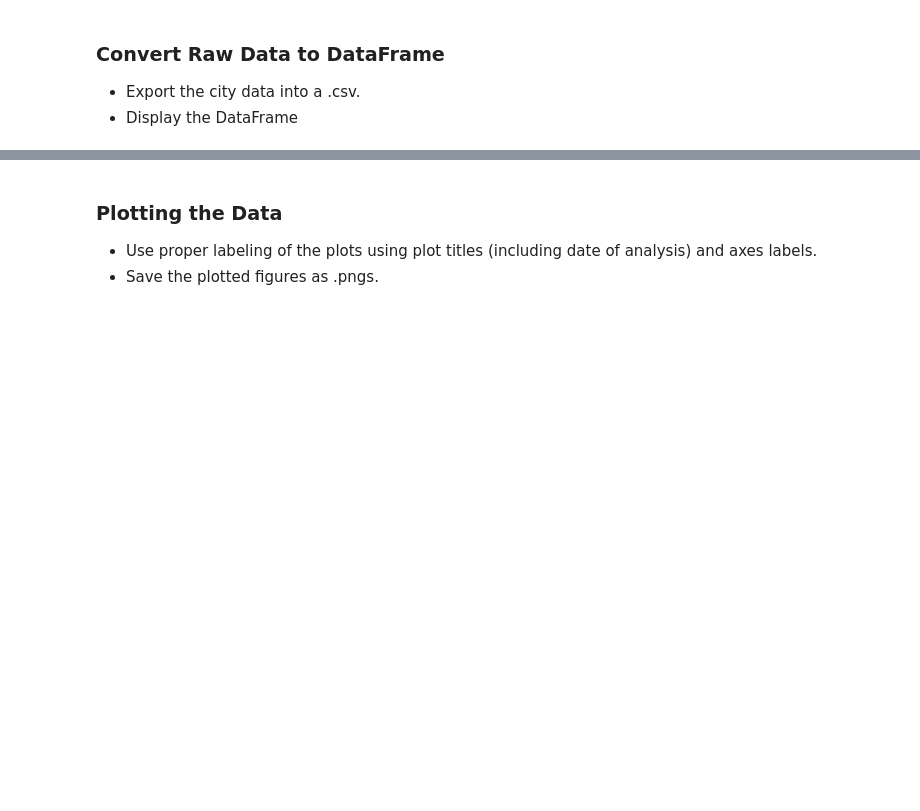
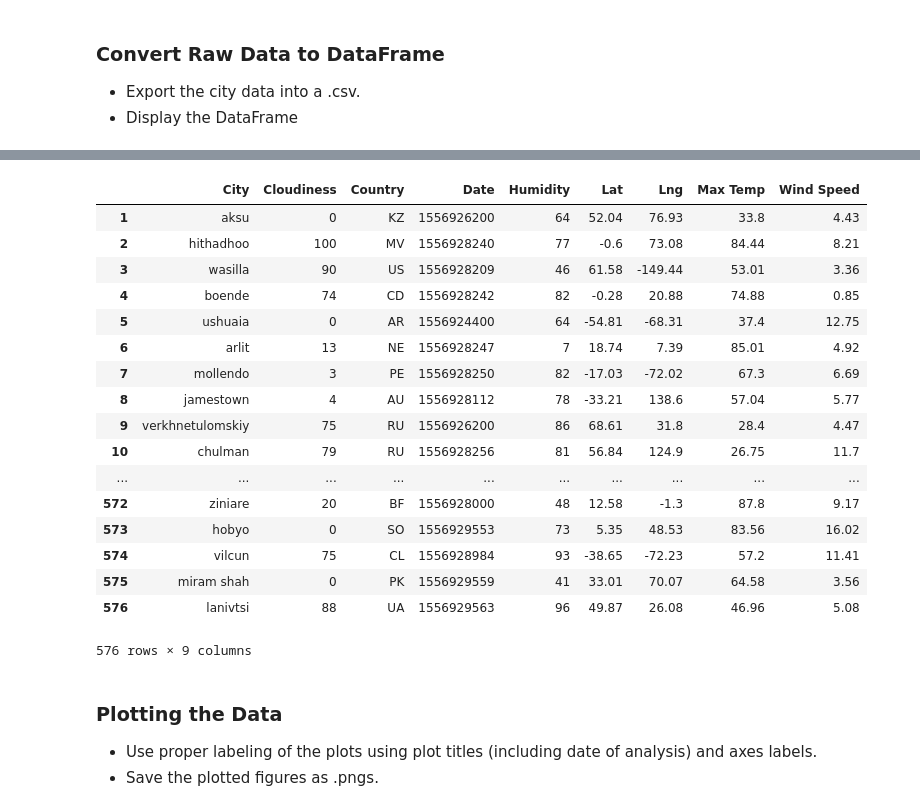
Before and after one commit to BryantSmith91/HW_06_APIs, a Jupyter notebook: WeatherPy.ipynb, the cells around one changed output, grey strips where cells are left out. Drawn from its saved outputs; the diff is of its cells as text; code cells hidden in the pictures; blank space fills up the shorter version.

```diff
--- a/WeatherPy.ipynb
+++ b/WeatherPy.ipynb
@@ -142,5 +143,26 @@ weatherdata.head()
 # %%
 weatherdata.to_csv(output_data_file)
+# %%
+weatherdata
+# %% [output]
+|  | City | Cloudiness | Country | Date | Humidity | Lat | Lng | Max Temp | Wind Speed |
+| 1 | aksu | 0 | KZ | 1556926200 | 64 | 52.04 | 76.93 | 33.8 | 4.43 |
+| 2 | hithadhoo | 100 | MV | 1556928240 | 77 | -0.6 | 73.08 | 84.44 | 8.21 |
+| 3 | wasilla | 90 | US | 1556928209 | 46 | 61.58 | -149.44 | 53.01 | 3.36 |
+| 4 | boende | 74 | CD | 1556928242 | 82 | -0.28 | 20.88 | 74.88 | 0.85 |
+| 5 | ushuaia | 0 | AR | 1556924400 | 64 | -54.81 | -68.31 | 37.4 | 12.75 |
+| 6 | arlit | 13 | NE | 1556928247 | 7 | 18.74 | 7.39 | 85.01 | 4.92 |
+| 7 | mollendo | 3 | PE | 1556928250 | 82 | -17.03 | -72.02 | 67.3 | 6.69 |
+| 8 | jamestown | 4 | AU | 1556928112 | 78 | -33.21 | 138.6 | 57.04 | 5.77 |
+| 9 | verkhnetulomskiy | 75 | RU | 1556926200 | 86 | 68.61 | 31.8 | 28.4 | 4.47 |
+| 10 | chulman | 79 | RU | 1556928256 | 81 | 56.84 | 124.9 | 26.75 | 11.7 |
+| ... | ... | ... | ... | ... | ... | ... | ... | ... | ... |
+| 572 | ziniare | 20 | BF | 1556928000 | 48 | 12.58 | -1.3 | 87.8 | 9.17 |
+| 573 | hobyo | 0 | SO | 1556929553 | 73 | 5.35 | 48.53 | 83.56 | 16.02 |
+| 574 | vilcun | 75 | CL | 1556928984 | 93 | -38.65 | -72.23 | 57.2 | 11.41 |
+| 575 | miram shah | 0 | PK | 1556929559 | 41 | 33.01 | 70.07 | 64.58 | 3.56 |
+| 576 | lanivtsi | 88 | UA | 1556929563 | 96 | 49.87 | 26.08 | 46.96 | 5.08 |
+576 rows × 9 columns
 # %% [markdown]
 ### Plotting the Data
 * Use proper labeling of the plots using plot titles (including date of analysis) and axes labels.
```
Also changed, not shown: parts of 10 cells of this notebook, 6 other files.
